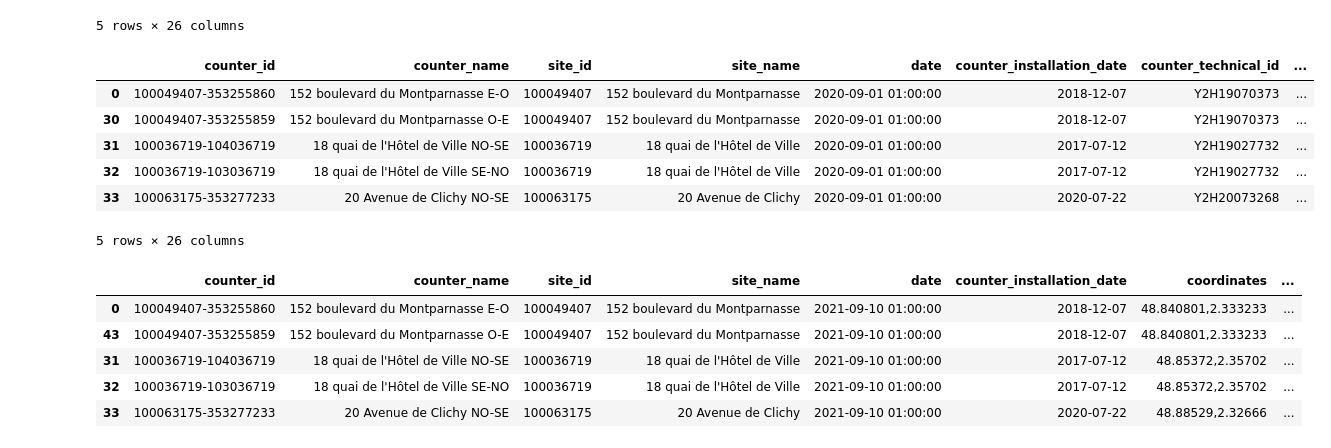
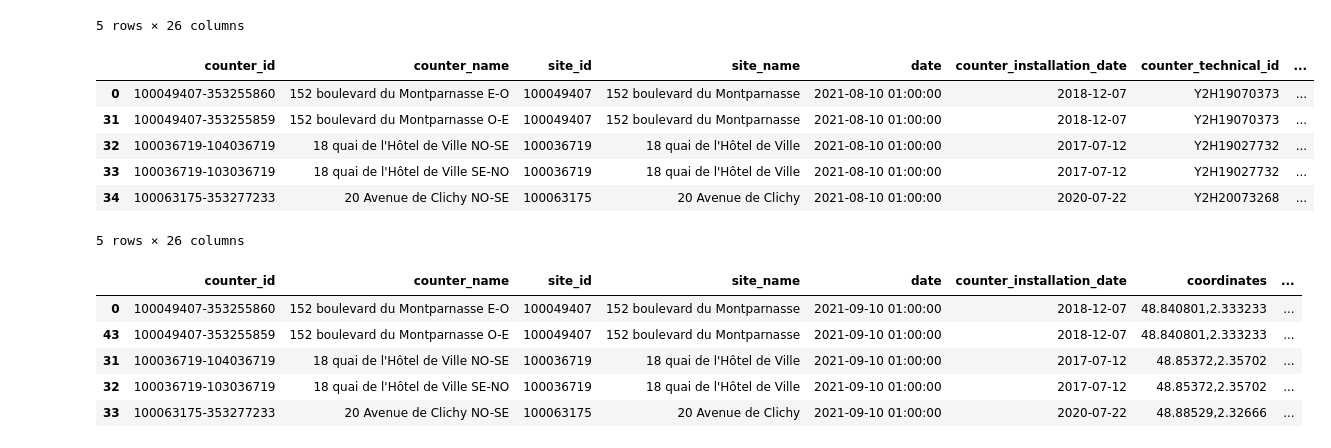
Before and after one commit to ThomasBrdes/bike-count-DSB, a Jupyter notebook: Training_model.ipynb, the cells around one changed output. Drawn from its saved outputs; the diff is of its cells as text; code cells hidden in the pictures.

```diff
--- a/Training_model.ipynb
+++ b/Training_model.ipynb
@@ -80,14 +82,14 @@ X_train_plus.head()
 5 rows × 26 columns
 # %%
 X_test_plus = add_external_data(X_test)
-X_train_plus.head()
+X_test_plus.head()
 # %% [output]
 |  | counter_id | counter_name | site_id | site_name | date | counter_installation_date | counter_technical_id | ... |
-| 0 | 100049407-353255860 | 152 boulevard du Montparnasse E-O | 100049407 | 152 boulevard du Montparnasse | 2020-09-01 01:00:00 | 2018-12-07 | Y2H19070373 | ... |
-| 30 | 100049407-353255859 | 152 boulevard du Montparnasse O-E | 100049407 | 152 boulevard du Montparnasse | 2020-09-01 01:00:00 | 2018-12-07 | Y2H19070373 | ... |
-| 31 | 100036719-104036719 | 18 quai de l'Hôtel de Ville NO-SE | 100036719 | 18 quai de l'Hôtel de Ville | 2020-09-01 01:00:00 | 2017-07-12 | Y2H19027732 | ... |
-| 32 | 100036719-103036719 | 18 quai de l'Hôtel de Ville SE-NO | 100036719 | 18 quai de l'Hôtel de Ville | 2020-09-01 01:00:00 | 2017-07-12 | Y2H19027732 | ... |
-| 33 | 100063175-353277233 | 20 Avenue de Clichy NO-SE | 100063175 | 20 Avenue de Clichy | 2020-09-01 01:00:00 | 2020-07-22 | Y2H20073268 | ... |
+| 0 | 100049407-353255860 | 152 boulevard du Montparnasse E-O | 100049407 | 152 boulevard du Montparnasse | 2021-08-10 01:00:00 | 2018-12-07 | Y2H19070373 | ... |
+| 31 | 100049407-353255859 | 152 boulevard du Montparnasse O-E | 100049407 | 152 boulevard du Montparnasse | 2021-08-10 01:00:00 | 2018-12-07 | Y2H19070373 | ... |
+| 32 | 100036719-104036719 | 18 quai de l'Hôtel de Ville NO-SE | 100036719 | 18 quai de l'Hôtel de Ville | 2021-08-10 01:00:00 | 2017-07-12 | Y2H19027732 | ... |
+| 33 | 100036719-103036719 | 18 quai de l'Hôtel de Ville SE-NO | 100036719 | 18 quai de l'Hôtel de Ville | 2021-08-10 01:00:00 | 2017-07-12 | Y2H19027732 | ... |
+| 34 | 100063175-353277233 | 20 Avenue de Clichy NO-SE | 100063175 | 20 Avenue de Clichy | 2021-08-10 01:00:00 | 2020-07-22 | Y2H20073268 | ... |
 5 rows × 26 columns
 # %%
 X_final_test_plus = add_external_data(X_final_test)
```
Also changed, not shown: parts of 15 cells of this notebook, 4 other files.
